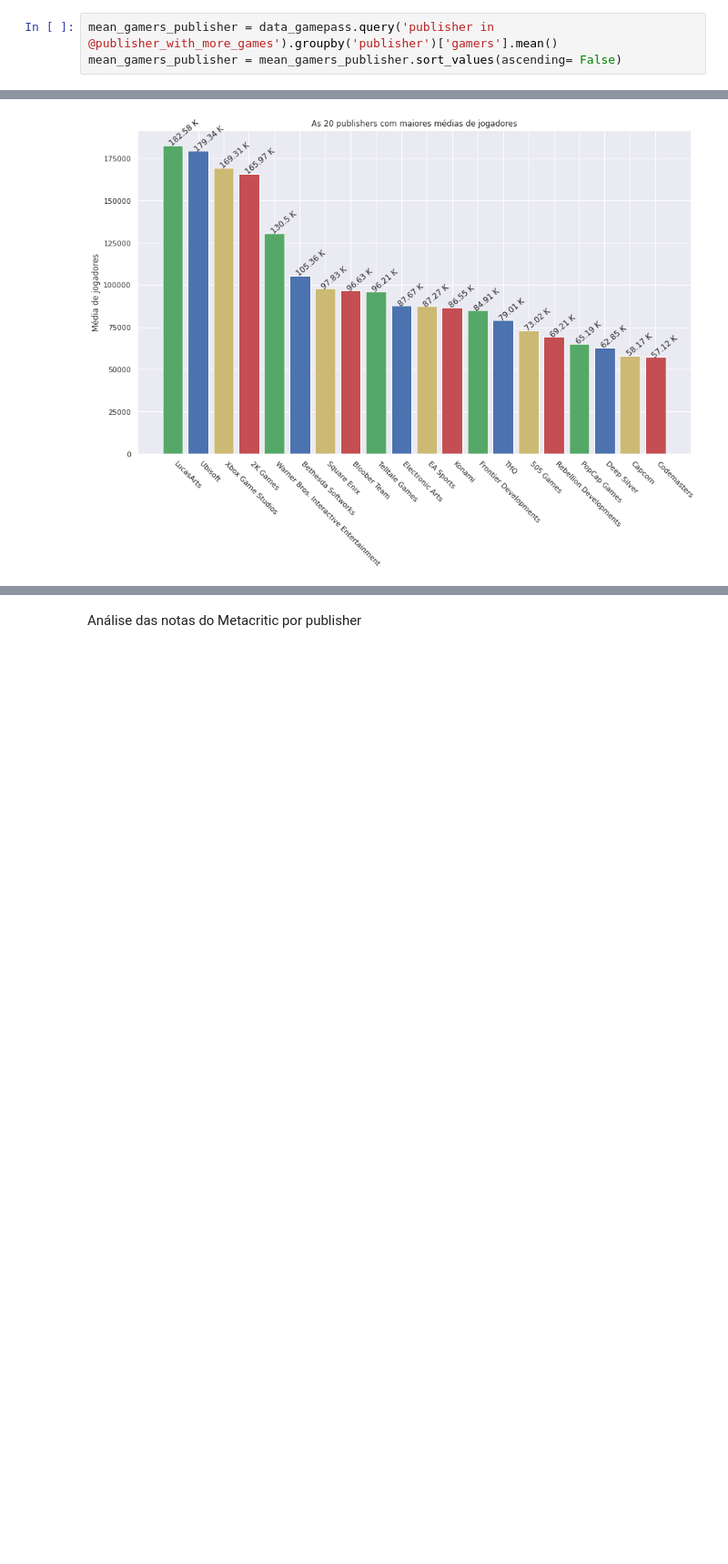
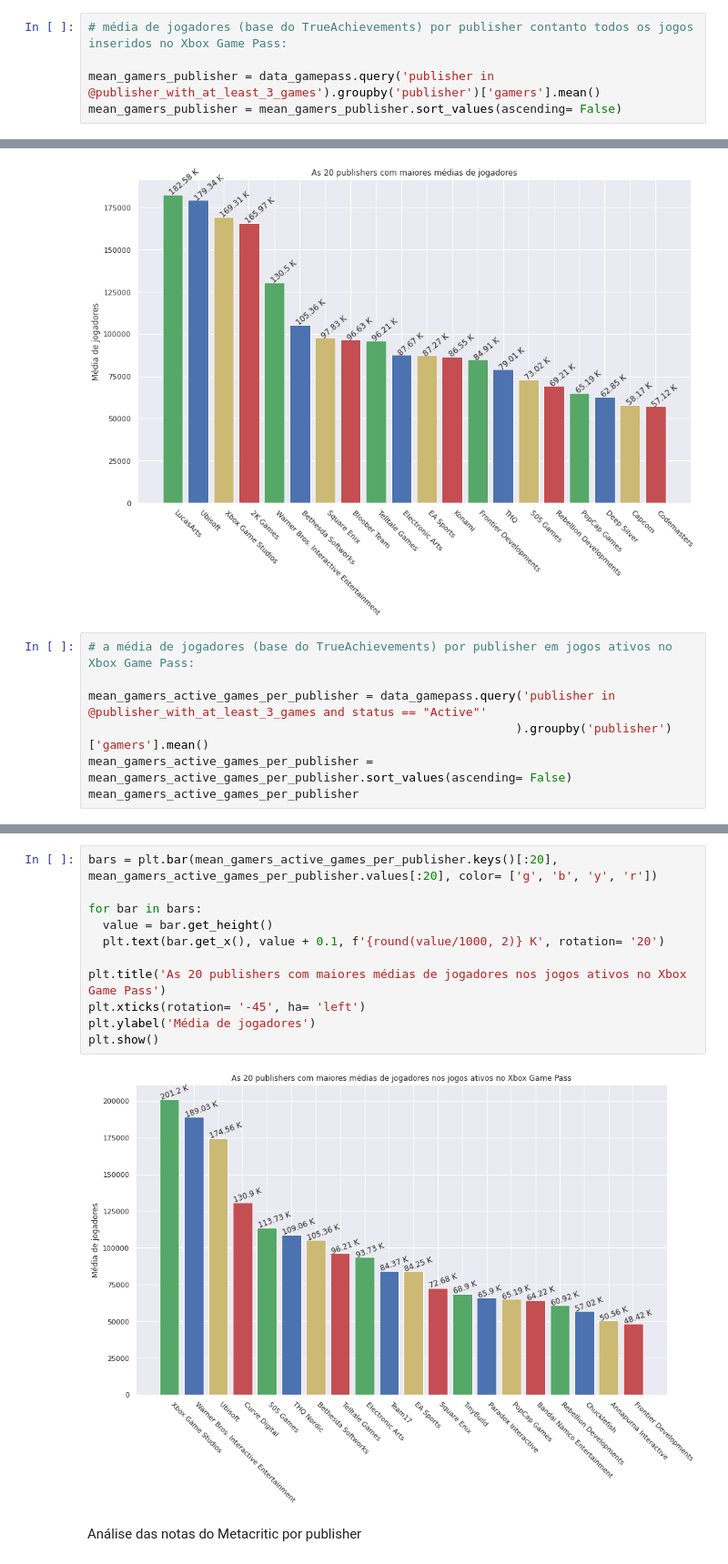
Before and after one commit to DamodaraBarbosa/xbox_game_pass_analisys, a Jupyter notebook: Publishers_Analisys_Xbox_Game_Pass.ipynb, the cells around one changed output, grey strips where cells are left out. Shown at 91% size. Drawn from its saved outputs; the diff is of its cells as text; blank space fills up the shorter version.

```diff
--- a/Publishers_Analisys_Xbox_Game_Pass.ipynb
+++ b/Publishers_Analisys_Xbox_Game_Pass.ipynb
@@ -270,5 +311,7 @@ plt.show()
 # %%
-mean_gamers_publisher = data_gamepass.query('publisher in @publisher_with_more_games').groupby('publisher')['gamers'].mean()
+# média de jogadores (base do TrueAchievements) por publisher contanto todos os jogos inseridos no Xbox Game Pass:
+
+mean_gamers_publisher = data_gamepass.query('publisher in @publisher_with_at_least_3_games').groupby('publisher')['gamers'].mean()
 mean_gamers_publisher = mean_gamers_publisher.sort_values(ascending= False)
 # %%
 # gráfico com as publishers com maiores médias de jogadores:
@@ -285,3 +328,10 @@ plt.ylabel('Média de jogadores')
 plt.show()
 # %% [output]
 [figure]
+# %%
+# a média de jogadores (base do TrueAchievements) por publisher em jogos ativos no Xbox Game Pass:
+
+mean_gamers_active_games_per_publisher = data_gamepass.query('publisher in @publisher_with_at_least_3_games and status == "Active"'
+                                                            ).groupby('publisher')['gamers'].mean()
+mean_gamers_active_games_per_publisher = mean_gamers_active_games_per_publisher.sort_values(ascending= False)
+mean_gamers_active_games_per_publisher
@@ -288,3 +356,16 @@ plt.show()
+# %%
+bars = plt.bar(mean_gamers_active_games_per_publisher.keys()[:20], mean_gamers_active_games_per_publisher.values[:20], color= ['g', 'b', 'y', 'r'])
+
+for bar in bars:
+  value = bar.get_height()
+  plt.text(bar.get_x(), value + 0.1, f'{round(value/1000, 2)} K', rotation= '20')
+
+plt.title('As 20 publishers com maiores médias de jogadores nos jogos ativos no Xbox Game Pass')
+plt.xticks(rotation= '-45', ha= 'left')
+plt.ylabel('Média de jogadores')
+plt.show()
+# %% [output]
+[figure, added]
 # %% [markdown]
 Análise das notas do Metacritic por publisher
 # %%
```
Also changed, not shown: parts of 11 cells of this notebook.
